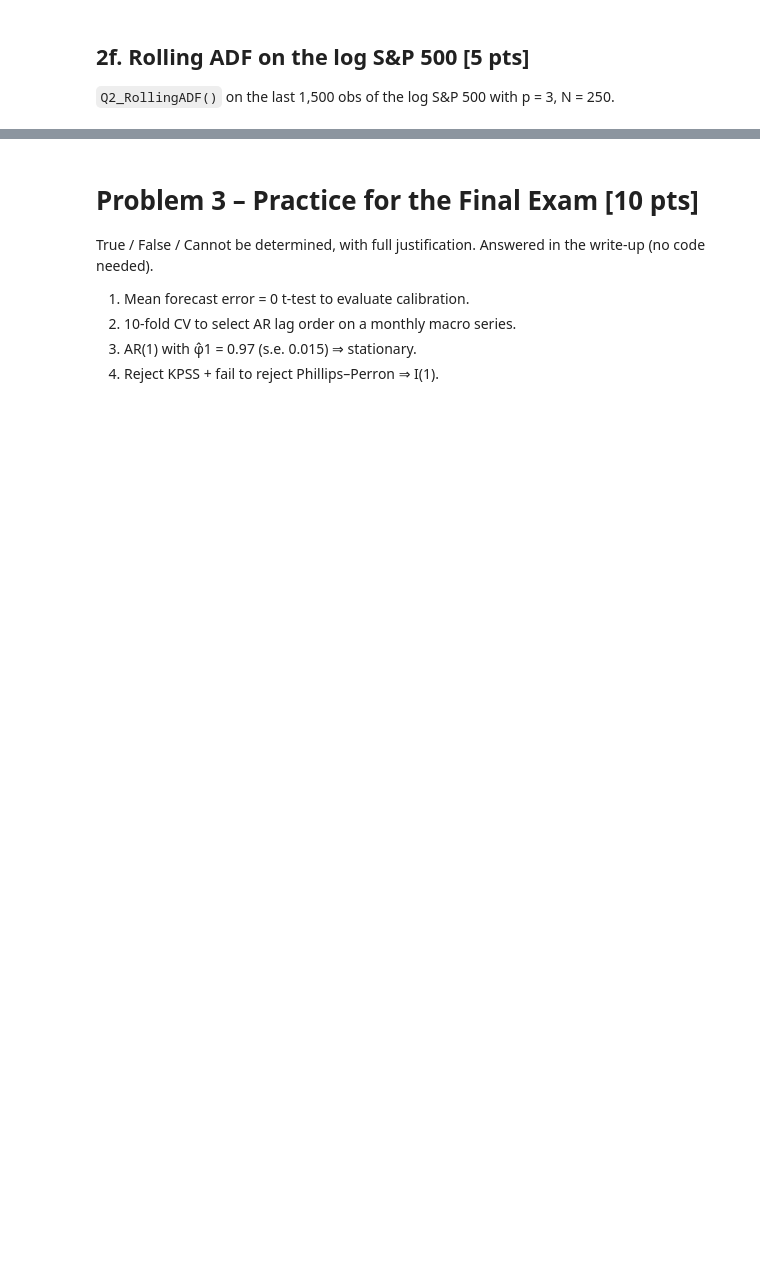
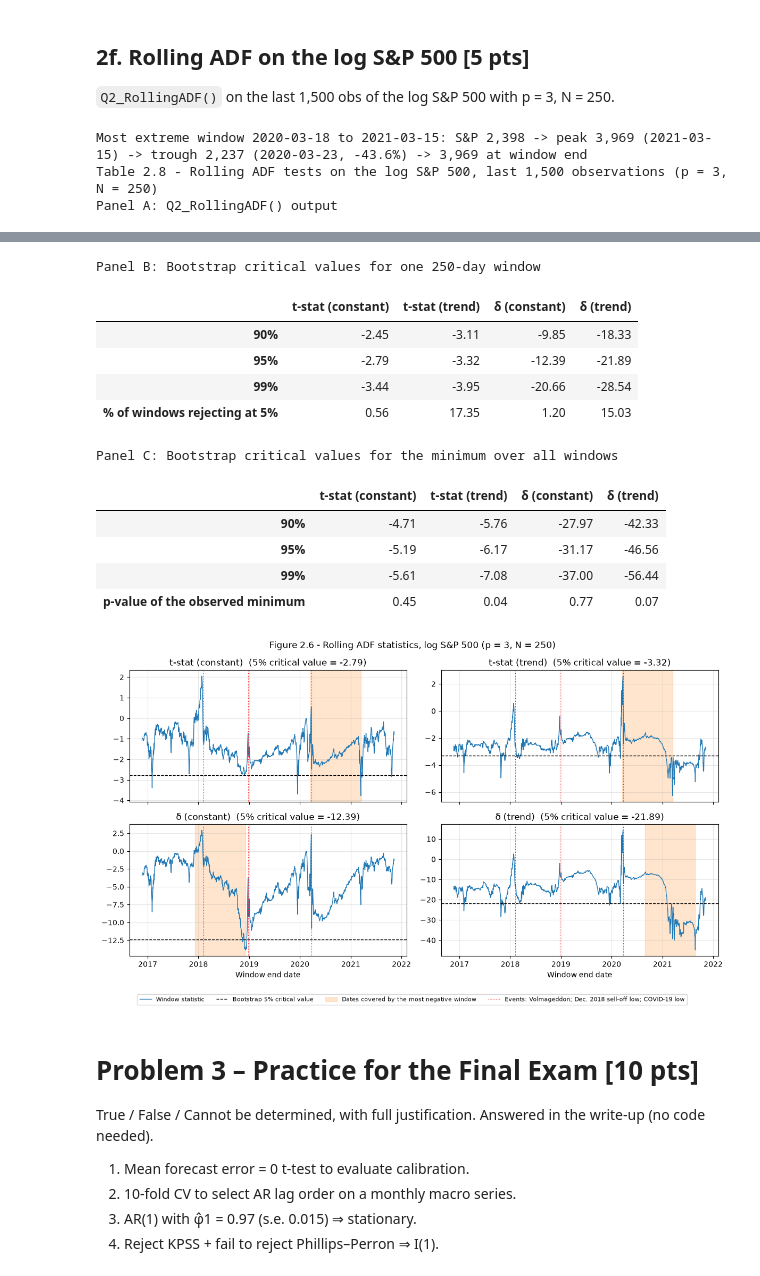
Before and after one commit to NathanMadore/hw3-Financial-Econometrics, a Jupyter notebook: Homework #3 - Mathis Huot, Nathan Madore, Isabelle Tanara.ipynb, the cells around one changed output, grey strips where cells are left out. Drawn from its saved outputs; the diff is of its cells as text; code cells hidden in the pictures; blank space fills up the shorter version.

```diff
--- a/Homework #3 - Mathis Huot, Nathan Madore, Isabelle Tanara.ipynb
+++ b/Homework #3 - Mathis Huot, Nathan Madore, Isabelle Tanara.ipynb
@@ -1091,3 +1256,70 @@ Function taking a Series `s` and integers `p`, `N < len(s)`; runs `Q2_ADF()` on
 # %% [markdown]
 ## 2f. Rolling ADF on the log S&P 500 [5 pts]
 `Q2_RollingADF()` on the last 1,500 obs of the log S&P 500 with p = 3, N = 250.
+# %%
+# Rolling ADF on the log S&P 500
+p_spx, N_win = 3, 250
+spx_1500 = log_spx.iloc[-1500:]                                    # last 1,500 trading days
+roll_spx, roll_path_spx = Q2_RollingADF(spx_1500, p_spx, N_win, return_path=True)
+
+# (i) Critical values for ONE 250-day window
+# S&P increments the same as 2c
+cv_spx_win = Q2_CVSim(spx_1500, 500, N_win, p_spx)
+
+# (ii) Critical values for the MOST NEGATIVE window
+N_min = 200
+rng_min = np.random.Generator(np.random.PCG64(42))
+d_spx_1500 = np.diff(spx_1500.values)
+
+# Once per walk simulated
+sim_min = pd.DataFrame([
+    Q2_RollingADF(pd.Series(np.cumsum(rng_min.choice(d_spx_1500, size=len(spx_1500))), index=spx_1500.index),
+                  p_spx, N_win).loc["Most negative value"]
+    for _ in range(N_min)]).astype(float)
+cv_spx_min = sim_min.quantile([0.10, 0.05, 0.01]).set_axis(["90%", "95%", "99%"])
+
+# Summary numbers
+share_reject_spx = 100 * (roll_path_spx < cv_spx_win.loc["95%"]).mean()
+p_min = (sim_min <= roll_spx.loc["Most negative value"].astype(float)).mean()
+
+# The most extreme window
+start, end = roll_spx.loc[["Window start", "Window end"], "t-stat (constant)"]
+w = np.exp(spx_1500.loc[start:end])                                # back to index points
+print(f"Most extreme window {start:%Y-%m-%d} to {end:%Y-%m-%d}: S&P {w.iloc[0]:,.0f} -> peak {w.max():,.0f} "
+      f"({w.idxmax():%Y-%m-%d}) -> trough {w.min():,.0f} ({w.idxmin():%Y-%m-%d}, {100 * (w.min() / w.max() - 1):.1f}%) "
+      f"-> {w.iloc[-1]:,.0f} at window end")
+
+# Table 2.8
+roll_spx_table = roll_spx.copy()
+for row in ["Window start", "Window end"]:
+    roll_spx_table.loc[row] = [f"{d:%Y-%m-%d}" for d in roll_spx.loc[row]]
+cv_spx_win_table = pd.concat([cv_spx_win, share_reject_spx.to_frame("% of windows rejecting at 5%").T])
+cv_spx_min_table = pd.concat([cv_spx_min, p_min.to_frame("p-value of the observed minimum").T])
+
+# Context given under the table
+notes_2f = (
+    f"Notes: Q2_ADF() with p = {p_spx} is run on each of the {len(roll_path_spx):,} rolling windows of N = {N_win} "
+    f"consecutive observations of the log S&P 500 (last 1,500 trading days, {spx_1500.index[0]:%Y-%m-%d} to "
+    f"{spx_1500.index[-1]:%Y-%m-%d}). Panel A: most negative value of each statistic and the window that gives it. "
+    f"Panel B: bootstrap critical values for a single {N_win}-day window (500 random walks of length {N_win}, increments "
+    "drawn from the daily log changes of the same 1,500 days, drift kept), and the share of windows below the 5% value. "
+    f"Panel C: critical values for the most negative of all {len(roll_path_spx):,} windows: {N_min} random walks of "
+    "length 1,500 built from the same increments, each passed through Q2_RollingADF(); the p-value is the share of "
+    "simulated minima at or below the observed one."
+)
+save_table({"Panel A: Q2_RollingADF() output": roll_spx_table,
+            f"Panel B: Bootstrap critical values for one {N_win}-day window": cv_spx_win_table,
+            f"Panel C: Bootstrap critical values for the minimum over all windows": cv_spx_min_table},
+           f"Table 2.8 - Rolling ADF tests on the log S&P 500, last 1,500 observations (p = {p_spx}, N = {N_win})",
+           notes=notes_2f, default="num", width=9, label_width=3.2)
+
+# Figure 2.6, same layout as Figure 2.5
+spx_events = {"2018-02-05": "Volmageddon",                         # VIX spike, S&P -4.1% in one day
+              "2018-12-24": "Dec. 2018 sell-off low",              # Fed-tightening / trade-war sell-off
+              "2020-03-23": "COVID-19 low"}                        # bottom of the COVID crash (-34% from Feb. 19 peak)
+plot_rolling_adf(roll_path_spx, roll_spx, cv_spx_win,
+                 f"Figure 2.6 - Rolling ADF statistics, log S&P 500 (p = {p_spx}, N = {N_win})", events=spx_events)
+# %% [output]
+Most extreme window 2020-03-18 to 2021-03-15: S&P 2,398 -> peak 3,969 (2021-03-15) -> trough 2,237 (2020-03-23, -43.6%) -> 3,969 at window end
+Table 2.8 - Rolling ADF tests on the log S&P 500, last 1,500 observations (p = 3, N = 250)
+Panel A: Q2_RollingADF() output
@@ -1094,3 +1330,16 @@ Function taking a Series `s` and integers `p`, `N < len(s)`; runs `Q2_ADF()` on
+Panel B: Bootstrap critical values for one 250-day window
+|  | t-stat (constant) | t-stat (trend) | δ (constant) | δ (trend) |
+| 90% | -2.45 | -3.11 | -9.85 | -18.33 |
+| 95% | -2.79 | -3.32 | -12.39 | -21.89 |
+| 99% | -3.44 | -3.95 | -20.66 | -28.54 |
+| % of windows rejecting at 5% | 0.56 | 17.35 | 1.20 | 15.03 |
+Panel C: Bootstrap critical values for the minimum over all windows
+|  | t-stat (constant) | t-stat (trend) | δ (constant) | δ (trend) |
+| 90% | -4.71 | -5.76 | -27.97 | -42.33 |
+| 95% | -5.19 | -6.17 | -31.17 | -46.56 |
+| 99% | -5.61 | -7.08 | -37.00 | -56.44 |
+| p-value of the observed minimum | 0.45 | 0.04 | 0.77 | 0.07 |
+[figure, added]
 # %% [markdown]
 # Problem 3 – Practice for the Final Exam [10 pts]
 True / False / Cannot be determined, with full justification. Answered in the write-up (no code needed).
```
Also changed, not shown: parts of 7 cells of this notebook, 13 other files.
